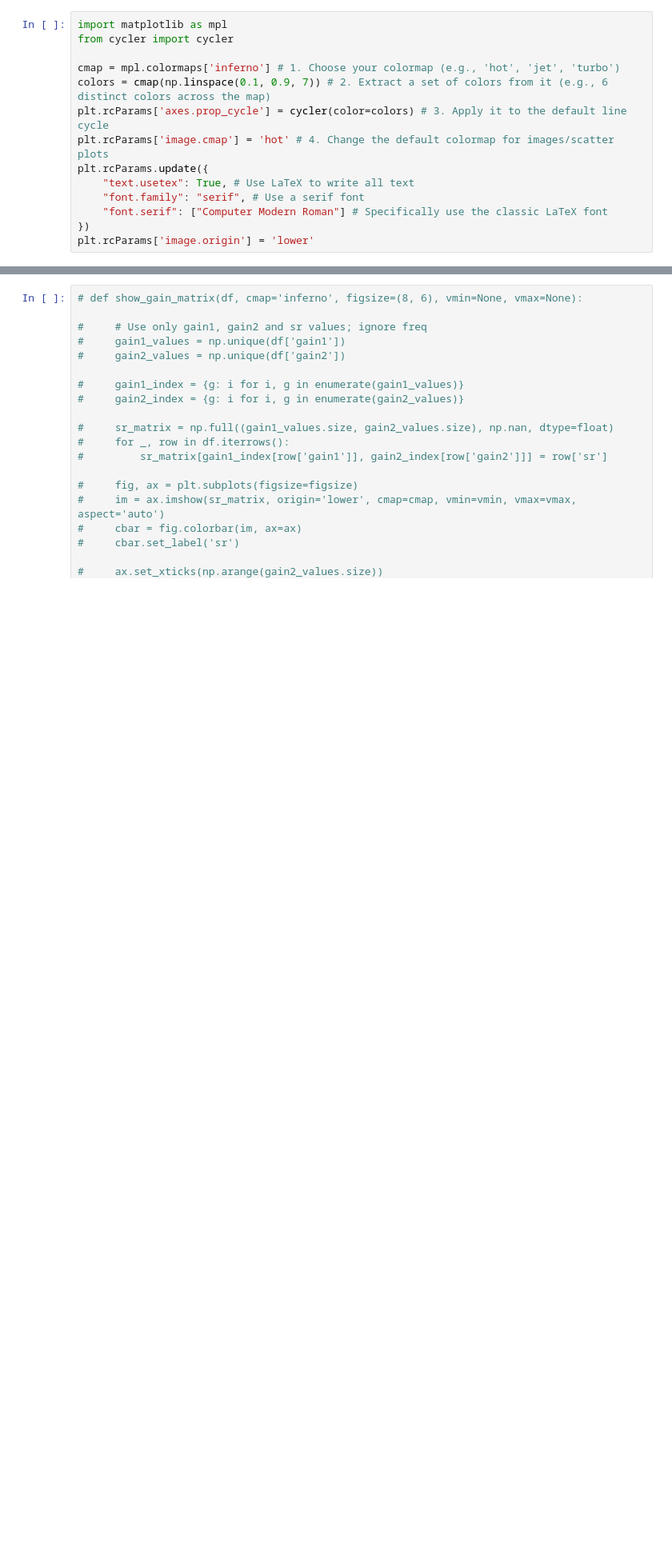
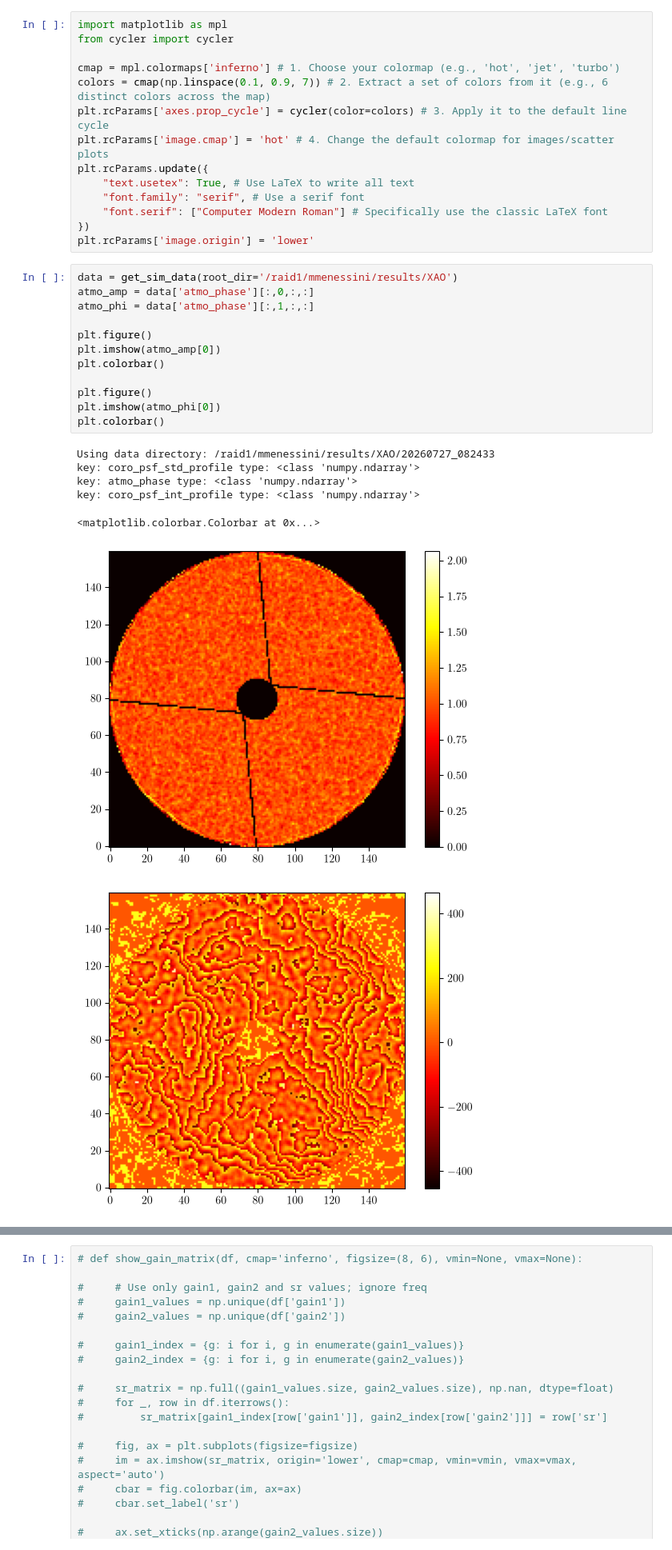
Before and after one commit to Menessao/SPECULA, a Jupyter notebook: config/SensorFusion/paperPlots.ipynb, the cells around one changed output, grey strips where cells are left out. Shown at 80% size. Cells and saved outputs as stored; diff of their text form; blank space fills up the shorter version.

```diff
--- a/config/SensorFusion/paperPlots.ipynb
+++ b/config/SensorFusion/paperPlots.ipynb
@@ -27,3 +27,23 @@ plt.rcParams.update({
     "font.serif": ["Computer Modern Roman"] # Specifically use the classic LaTeX font
 })
 plt.rcParams['image.origin'] = 'lower'
+# %%
+data = get_sim_data(root_dir='/raid1/mmenessini/results/XAO')
+atmo_amp = data['atmo_phase'][:,0,:,:]
+atmo_phi = data['atmo_phase'][:,1,:,:]
+
+plt.figure()
+plt.imshow(atmo_amp[0])
+plt.colorbar()
+
+plt.figure()
+plt.imshow(atmo_phi[0])
+plt.colorbar()
+# %% [output]
+Using data directory: /raid1/mmenessini/results/XAO/20260727_082433
+key: coro_psf_std_profile type: <class 'numpy.ndarray'>
+key: atmo_phase type: <class 'numpy.ndarray'>
+key: coro_psf_int_profile type: <class 'numpy.ndarray'>
+<matplotlib.colorbar.Colorbar at 0x...>
+[figure, added]
+[figure, added]
```
Also changed, not shown: parts of 5 cells of this notebook, 10 other files.
